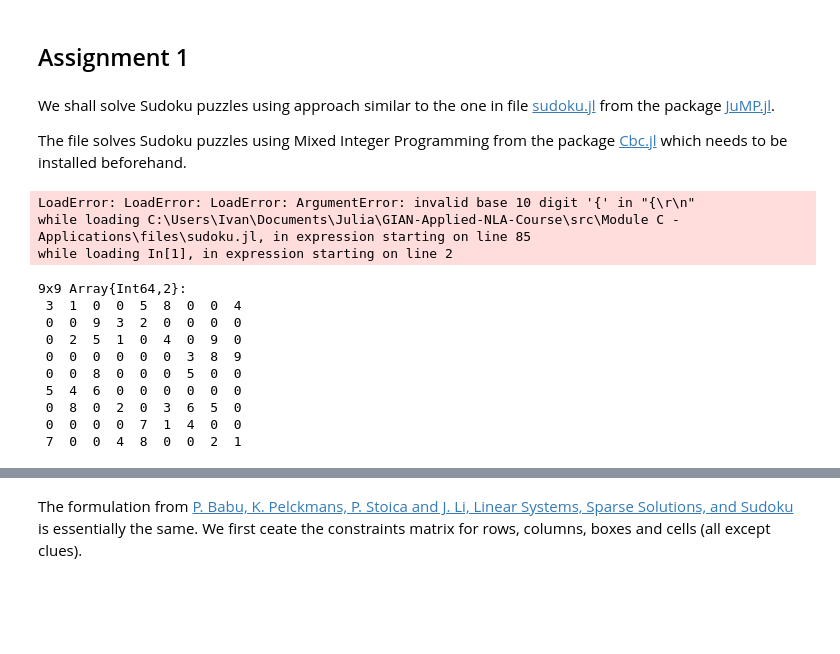
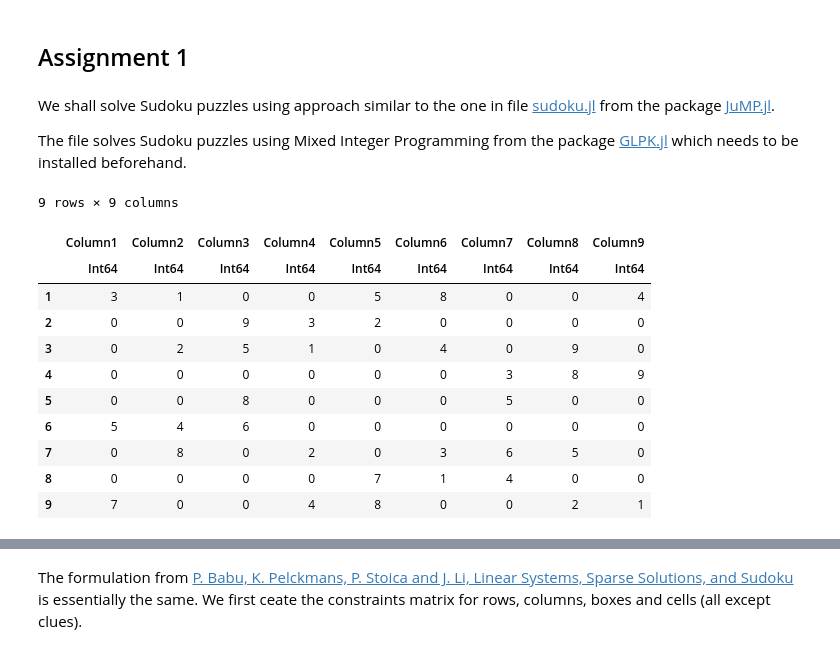
Before and after one commit to ivanslapnicar/GIAN-Applied-NLA-Course, a Jupyter notebook: src/Module C - Applications/S9 Examples in Compressive Sensing.ipynb, the cells around one changed output, grey strips where cells are left out. Cells and saved outputs as stored; diff of their text form; code cells hidden in the pictures; blank space fills up the shorter version.

```diff
--- a/src/Module C - Applications/S9 Examples in Compressive Sensing.ipynb
+++ b/src/Module C - Applications/S9 Examples in Compressive Sensing.ipynb
@@ -9,11 +9,4 @@ We shall solve Sudoku puzzles using approach similar to the one in file
 [sudoku.jl](https://github.com/JuliaOpt/JuMP.jl/blob/master/examples/sudoku.jl) from the package
 [JuMP.jl](https://github.com/JuliaOpt/JuMP.jl).
 
-The file solves Sudoku puzzles using Mixed Integer Programming from the package [Cbc.jl](https://github.com/JuliaOpt/Cbc.jl) which needs to be installed beforehand.
+The file solves Sudoku puzzles using Mixed Integer Programming from the package [GLPK.jl](https://github.com/JuliaOpt/GLPK.jl) which needs to be installed beforehand.
-# %%
-# Ignore the error
-include("files/sudoku.jl")
-# %% [output]
-LoadError: LoadError: LoadError: ArgumentError: invalid base 10 digit '{' in "{\r\n"
-while loading C:\Users\Ivan\Documents\Julia\GIAN-Applied-NLA-Course\src\Module C - Applications\files\sudoku.jl, in expression starting on line 85
-while loading In[1], in expression starting on line 2
@@ -20,14 +16,15 @@ while loading In[1], in expression starting on line 2
 # %%
-s=readcsv("files/sudoku.csv")
-s=map(Int,s)
+s=CSV.read("files/sudoku.csv",header=0)
 # %% [output]
-9x9 Array{Int64,2}:
- 3  1  0  0  5  8  0  0  4
- 0  0  9  3  2  0  0  0  0
- 0  2  5  1  0  4  0  9  0
- 0  0  0  0  0  0  3  8  9
- 0  0  8  0  0  0  5  0  0
- 5  4  6  0  0  0  0  0  0
- 0  8  0  2  0  3  6  5  0
- 0  0  0  0  7  1  4  0  0
- 7  0  0  4  8  0  0  2  1
+9 rows × 9 columns
+|  | Column1 | Column2 | Column3 | Column4 | Column5 | Column6 | Column7 | Column8 | Column9 |
+|  | Int64 | Int64 | Int64 | Int64 | Int64 | Int64 | Int64 | Int64 | Int64 |
+| 1 | 3 | 1 | 0 | 0 | 5 | 8 | 0 | 0 | 4 |
+| 2 | 0 | 0 | 9 | 3 | 2 | 0 | 0 | 0 | 0 |
+| 3 | 0 | 2 | 5 | 1 | 0 | 4 | 0 | 9 | 0 |
+| 4 | 0 | 0 | 0 | 0 | 0 | 0 | 3 | 8 | 9 |
+| 5 | 0 | 0 | 8 | 0 | 0 | 0 | 5 | 0 | 0 |
+| 6 | 5 | 4 | 6 | 0 | 0 | 0 | 0 | 0 | 0 |
+| 7 | 0 | 8 | 0 | 2 | 0 | 3 | 6 | 5 | 0 |
+| 8 | 0 | 0 | 0 | 0 | 7 | 1 | 4 | 0 | 0 |
+| 9 | 7 | 0 | 0 | 4 | 8 | 0 | 0 | 2 | 1 |
```
Also changed, not shown: parts of 17 cells of this notebook, 2 other files.
